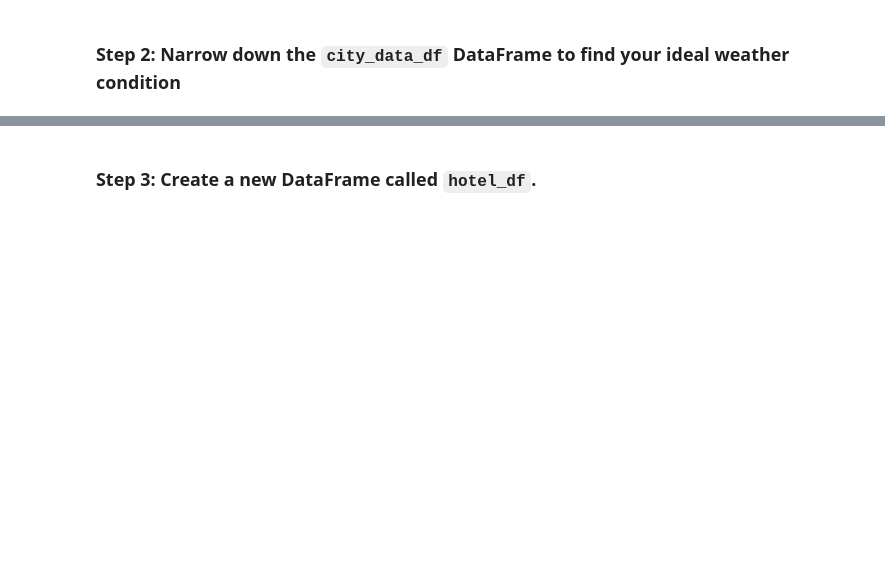
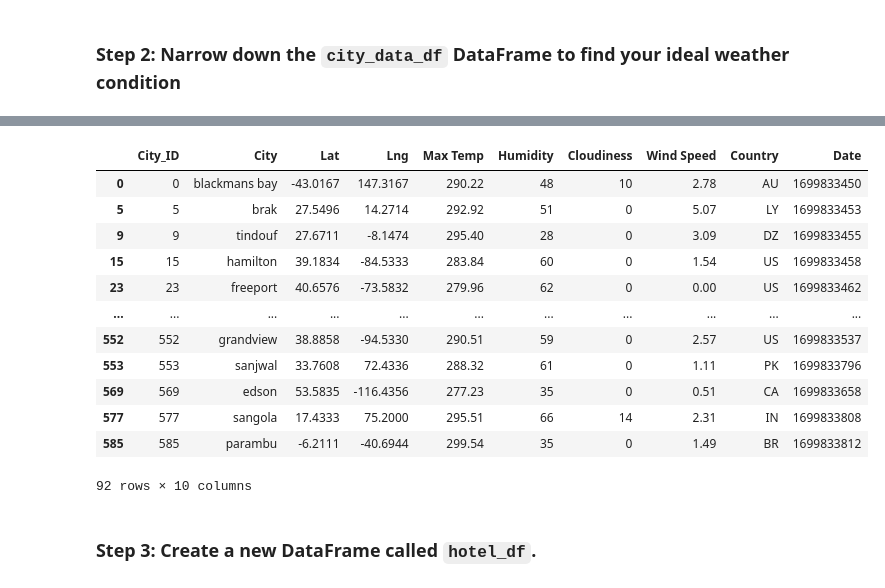
Before and after one commit to MThao340/python-api-challenge, a Jupyter notebook: Starter_Code/starter_code/VacationPy.ipynb, the cells around one changed output, grey strips where cells are left out. Cells and saved outputs as stored; diff of their text form; code cells hidden in the pictures; blank space fills up the shorter version.

```diff
--- a/Starter_Code/starter_code/VacationPy.ipynb
+++ b/Starter_Code/starter_code/VacationPy.ipynb
@@ -69,3 +44,31 @@ FileNotFoundError: [Errno 2] No such file or directory: 'output_data/cities.csv'
+# %%
+# Narrow down cities that fit criteria and drop any results with null values
+
+conditions = (
+    (city_data_df['Max Temp'] > 70) &
+    (city_data_df['Max Temp'] < 300) &
+    (city_data_df['Humidity'] < 70) &
+    (city_data_df['Cloudiness'] < 30) &
+    (city_data_df['Wind Speed'] < 10)
+)
+
+ideal_weather_df = city_data_df[conditions]
+ideal_weather_df = ideal_weather_df.dropna()
+ideal_weather_df
+# %% [output]
+|  | City_ID | City | Lat | Lng | Max Temp | Humidity | Cloudiness | Wind Speed | Country | Date |
+| 0 | 0 | blackmans bay | -43.0167 | 147.3167 | 290.22 | 48 | 10 | 2.78 | AU | 1699833450 |
+| 5 | 5 | brak | 27.5496 | 14.2714 | 292.92 | 51 | 0 | 5.07 | LY | 1699833453 |
+| 9 | 9 | tindouf | 27.6711 | -8.1474 | 295.40 | 28 | 0 | 3.09 | DZ | 1699833455 |
+| 15 | 15 | hamilton | 39.1834 | -84.5333 | 283.84 | 60 | 0 | 1.54 | US | 1699833458 |
+| 23 | 23 | freeport | 40.6576 | -73.5832 | 279.96 | 62 | 0 | 0.00 | US | 1699833462 |
+| ... | ... | ... | ... | ... | ... | ... | ... | ... | ... | ... |
+| 552 | 552 | grandview | 38.8858 | -94.5330 | 290.51 | 59 | 0 | 2.57 | US | 1699833537 |
+| 553 | 553 | sanjwal | 33.7608 | 72.4336 | 288.32 | 61 | 0 | 1.11 | PK | 1699833796 |
+| 569 | 569 | edson | 53.5835 | -116.4356 | 277.23 | 35 | 0 | 0.51 | CA | 1699833658 |
+| 577 | 577 | sangola | 17.4333 | 75.2000 | 295.51 | 66 | 14 | 2.31 | IN | 1699833808 |
+| 585 | 585 | parambu | -6.2111 | -40.6944 | 299.54 | 35 | 0 | 1.49 | BR | 1699833812 |
+92 rows × 10 columns
 # %% [markdown]
 ### Step 3: Create a new DataFrame called `hotel_df`.
 # %%
```
Also changed, not shown: parts of 9 cells of this notebook, 5 other files.
